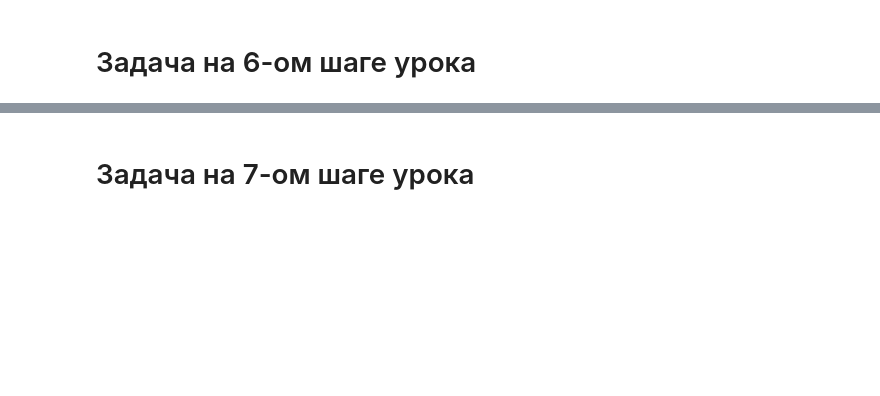
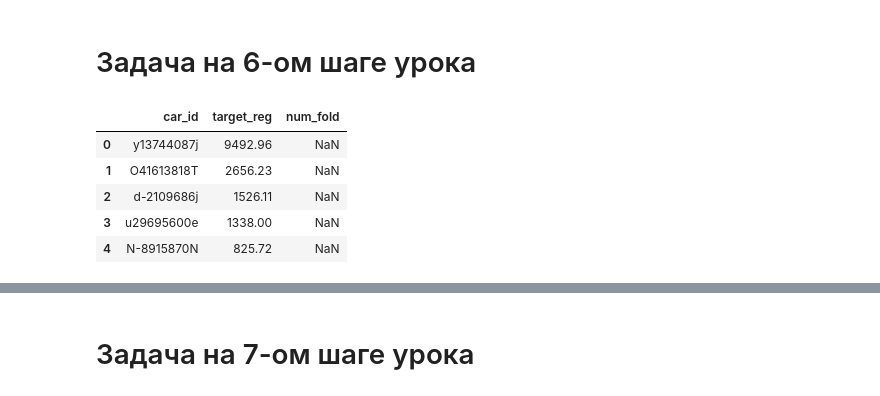
Before and after one commit to Pong2605/ml-competitions-course, a Jupyter notebook: notebooks/2_4_Tasks.ipynb, the cells around one changed output, grey strips where cells are left out. Cells and saved outputs as stored; diff of their text form; code cells hidden in the pictures; blank space fills up the shorter version.

```diff
--- a/notebooks/2_4_Tasks.ipynb
+++ b/notebooks/2_4_Tasks.ipynb
@@ -9 +9,10 @@ path = 'https://stepik.org/media/attachments/lesson/779913/stratified_valid.csv'
 df = pd.read_csv(path)
+# %%
+df.head()
+# %% [output]
+|  | car_id | target_reg | num_fold |
+| 0 | y13744087j | 9492.96 | NaN |
+| 1 | O41613818T | 2656.23 | NaN |
+| 2 | d-2109686j | 1526.11 | NaN |
+| 3 | u29695600e | 1338.00 | NaN |
+| 4 | N-8915870N | 825.72 | NaN |
```
Also changed, not shown: parts of 11 cells of this notebook, 5 other files.
